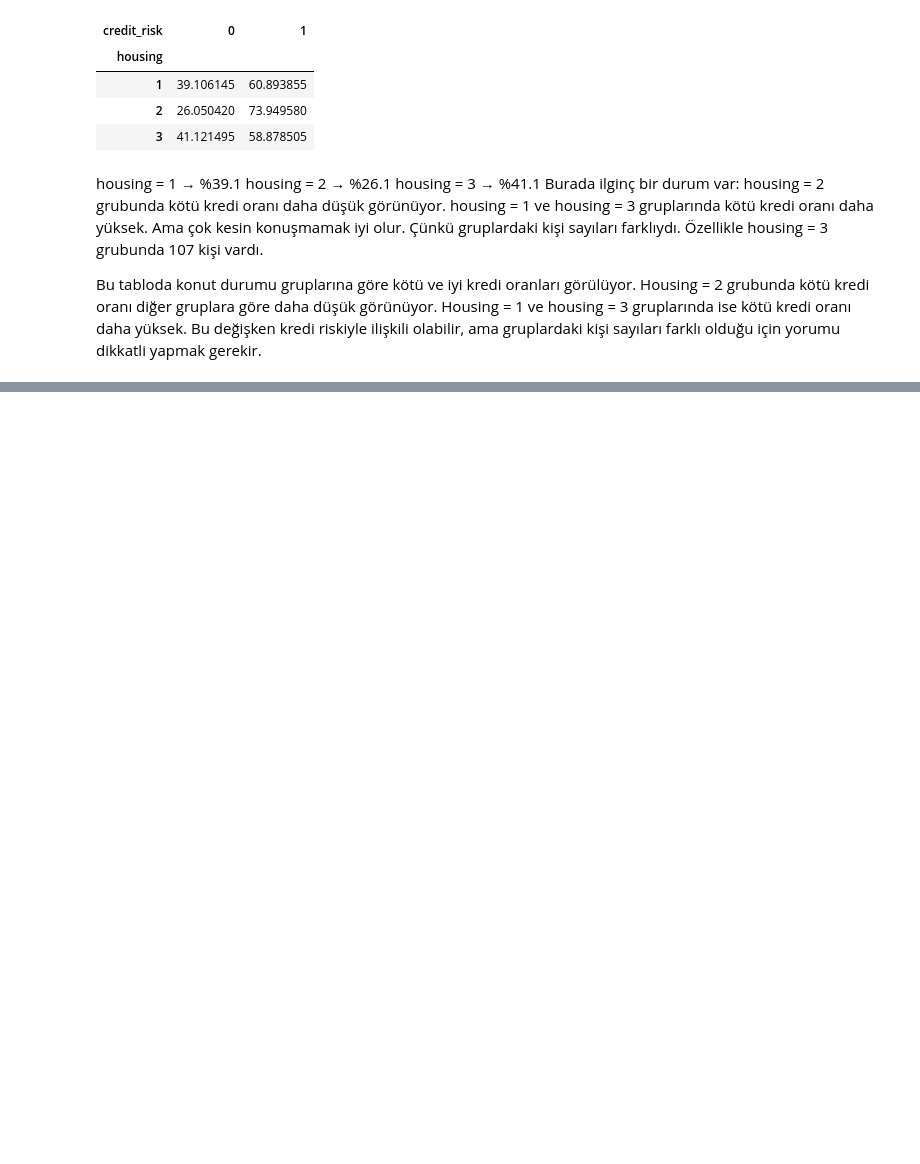
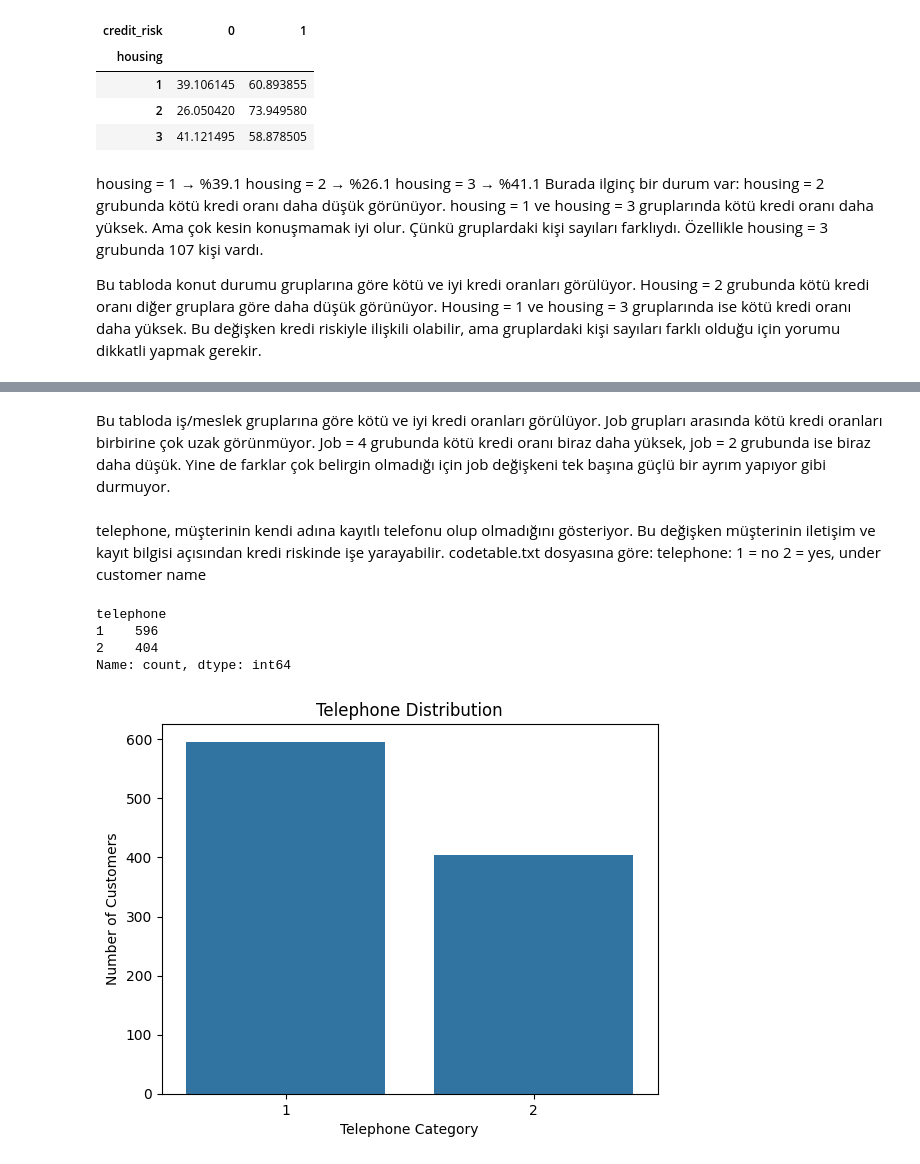
Before and after one commit to Esr1903/credit-risk-scoring-system, a Jupyter notebook: notebooks/02_veri_kesfi_ve_grafikler.ipynb, the cells around one changed output, grey strips where cells are left out. Drawn from its saved outputs; the diff is of its cells as text; code cells hidden in the pictures; blank space fills up the shorter version.

Commit message:
Job telefon ve yabanci isci analizlerini ekle

```diff
--- a/notebooks/02_veri_kesfi_ve_grafikler.ipynb
+++ b/notebooks/02_veri_kesfi_ve_grafikler.ipynb
@@ -524,0 +562,23 @@ Bu tabloda konut durumu gruplarına göre kötü ve iyi kredi oranları görül
+# %% [markdown]
+Bu tabloda iş/meslek gruplarına göre kötü ve iyi kredi oranları görülüyor. Job grupları arasında kötü kredi oranları birbirine çok uzak görünmüyor. Job = 4 grubunda kötü kredi oranı biraz daha yüksek, job = 2 grubunda ise biraz daha düşük. Yine de farklar çok belirgin olmadığı için job değişkeni tek başına güçlü bir ayrım yapıyor gibi durmuyor.
+# %% [markdown]
+telephone, müşterinin kendi adına kayıtlı telefonu olup olmadığını gösteriyor. Bu değişken müşterinin iletişim ve kayıt bilgisi açısından kredi riskinde işe yarayabilir.
+codetable.txt dosyasına göre:
+telephone:
+1 = no
+2 = yes, under customer name
+# %%
+df["telephone"].value_counts().sort_index()
+# %% [output]
+telephone
+1    596
+2    404
+Name: count, dtype: int64
+# %%
+sns.countplot(data=df, x="telephone")
+plt.title("Telephone Distribution")
+plt.xlabel("Telephone Category")
+plt.ylabel("Number of Customers")
+plt.show()
+# %% [output]
+[figure, added]
```
Also changed, not shown: parts of 15 cells of this notebook.
